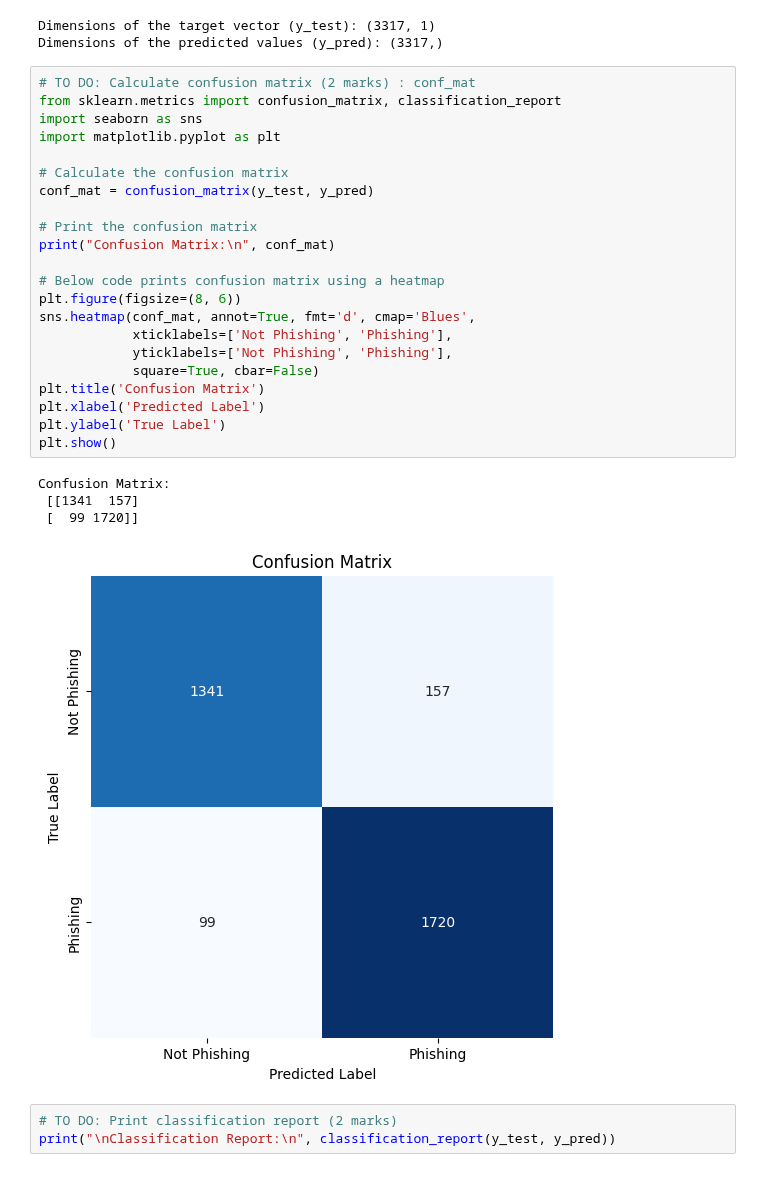
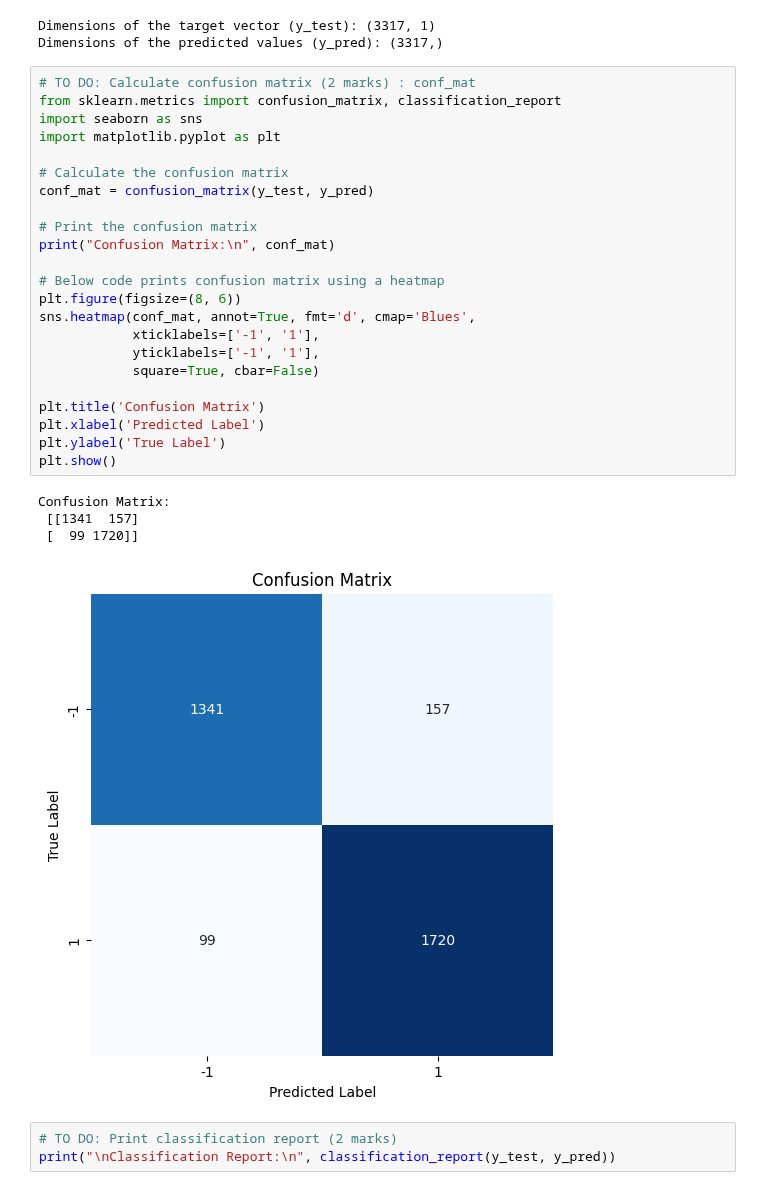
Before and after one commit to ChukwuebukaEzeanaka/engg680_2024_fall, a Jupyter notebook: Lab_Assignment3/Assignment3.ipynb, the cells around one changed output. Saved outputs shown, nothing was run; the diff lists cells and outputs as text.

```diff
--- a/Lab_Assignment3/Assignment3.ipynb
+++ b/Lab_Assignment3/Assignment3.ipynb
@@ -672,30 +664,31 @@ Dimensions of the predicted values (y_pred): (3317,)
 # %%
 # TO DO: Calculate confusion matrix (2 marks) : conf_mat
 from sklearn.metrics import confusion_matrix, classification_report
 import seaborn as sns
 import matplotlib.pyplot as plt
 
 # Calculate the confusion matrix
 conf_mat = confusion_matrix(y_test, y_pred)
 
 # Print the confusion matrix
 print("Confusion Matrix:\n", conf_mat)
 
 # Below code prints confusion matrix using a heatmap
 plt.figure(figsize=(8, 6))
 sns.heatmap(conf_mat, annot=True, fmt='d', cmap='Blues',
-            xticklabels=['Not Phishing', 'Phishing'],
-            yticklabels=['Not Phishing', 'Phishing'],
+            xticklabels=['-1', '1'],
+            yticklabels=['-1', '1'],
             square=True, cbar=False)
+
 plt.title('Confusion Matrix')
 plt.xlabel('Predicted Label')
 plt.ylabel('True Label')
 plt.show()
 # %% [output]
 Confusion Matrix:
  [[1341  157]
  [  99 1720]]
-[figure, old version]
+[figure, new version]
 # %%
 # TO DO: Print classification report (2 marks)
 print("\nClassification Report:\n", classification_report(y_test, y_pred))
```
Also changed, not shown: parts of 19 cells of this notebook.
